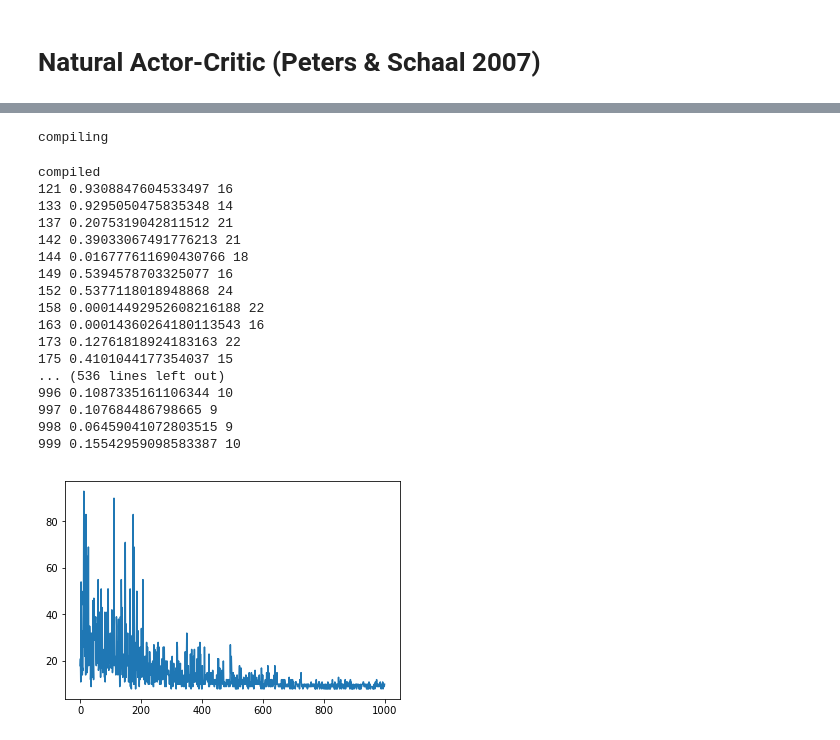
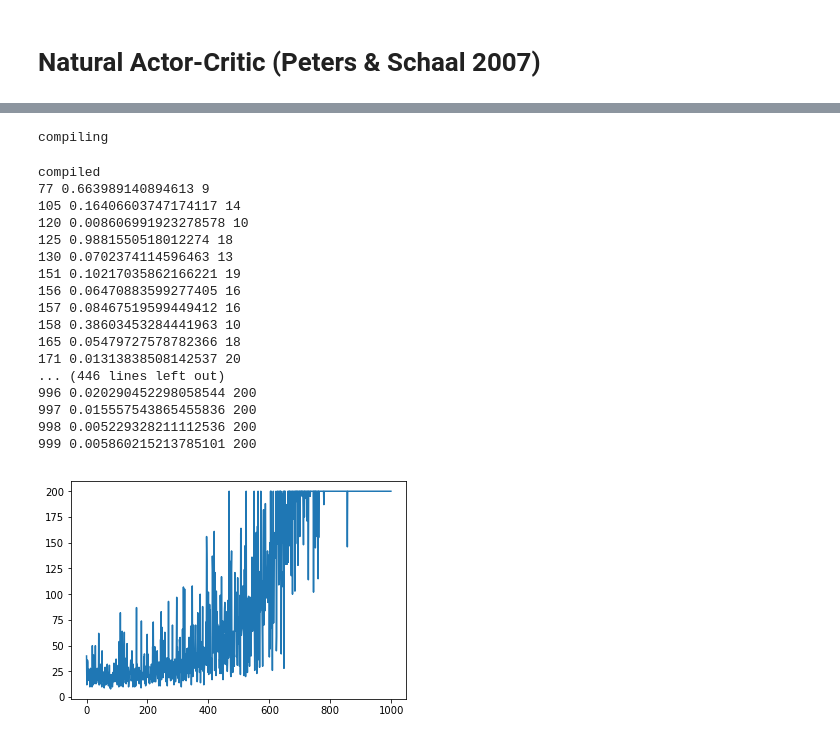
Before and after one commit to rllabmcgill/rlcourse-march-17-jeanharb, a Jupyter notebook: rl_ass3.ipynb, the cells around one changed output, grey strips where cells are left out. Saved outputs shown, nothing was run; the diff lists cells and outputs as text; code cells hidden in the pictures.

```diff
--- a/rl_ass3.ipynb
+++ b/rl_ass3.ipynb
@@ -57,8 +57,8 @@ A_vals = T.sum(log_grads*w.flatten().dimshuffle(['x', 0]), axis=1)
 discounted_A = T.sum(T.power(np.float32(gamma), T.arange(A_vals.shape[0]))*A_vals)
 
 
-new_theta_b = theta_b + lr*w[-1,:]
-new_theta_w = theta_w + lr*w[:-1,:]
+new_theta_b = theta_b - lr*w[-1,:]
+new_theta_w = theta_w - lr*w[:-1,:]
 
 cost = T.sqr(discounted_A-adv)
 w_grad = T.grad(cost, w)
@@ -108,19 +108,19 @@ plt.show()
 compiling
 compiled
-121 0.9308847604533497 16
-133 0.9295050475835348 14
-137 0.2075319042811512 21
-142 0.39033067491776213 21
-144 0.016777611690430766 18
-149 0.5394578703325077 16
-152 0.5377118018948868 24
-158 0.00014492952608216188 22
-163 0.00014360264180113543 16
-173 0.12761818924183163 22
-175 0.4101044177354037 15
-... (536 lines left out)
-996 0.1087335161106344 10
-997 0.107684486798665 9
-998 0.06459041072803515 9
-999 0.15542959098583387 10
+77 0.663989140894613 9
+105 0.16406603747174117 14
+120 0.008606991923278578 10
+125 0.9881550518012274 18
+130 0.0702374114596463 13
+151 0.10217035862166221 19
+156 0.06470883599277405 16
+157 0.08467519599449412 16
+158 0.38603453284441963 10
+165 0.05479727578782366 18
+171 0.01313838508142537 20
+... (446 lines left out)
+996 0.020290452298058544 200
+997 0.015557543865455836 200
+998 0.005229328211112536 200
+999 0.005860215213785101 200
-[figure, old version]
+[figure, new version]
```
Also changed, not shown: parts of 1 cell of this notebook.
